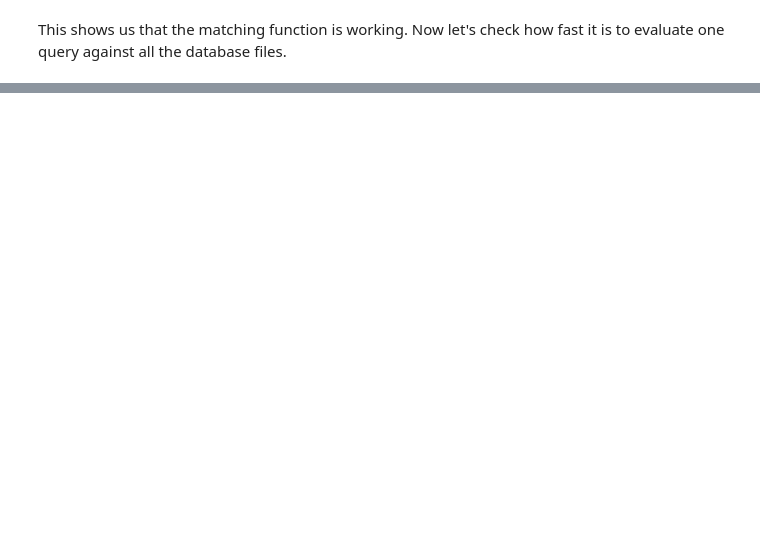
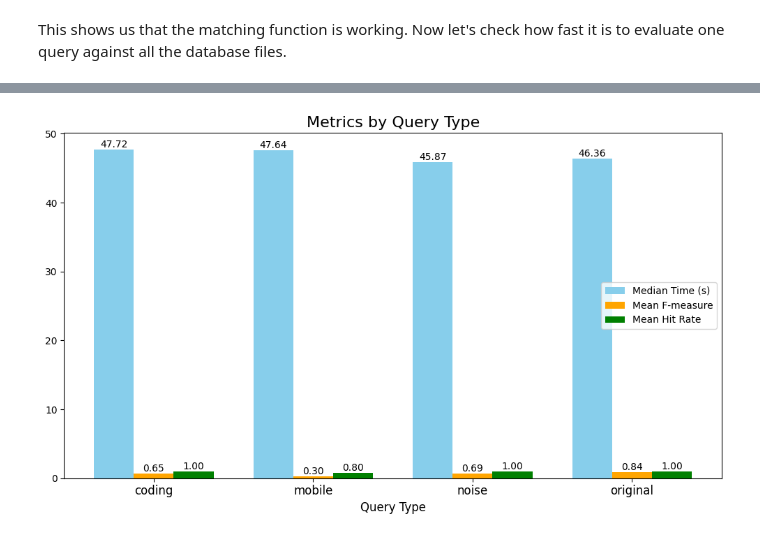
Before and after one commit to Lutu-gl/AudioID-Retrieval, a Jupyter notebook: notebooks/04_audio_retrieval.ipynb, the cells around one changed output, grey strips where cells are left out. Cells and saved outputs as stored; diff of their text form; code cells hidden in the pictures; blank space fills up the shorter version.

Commit message:
updated notebook to incorporate the evaluation part.

```diff
--- a/notebooks/04_audio_retrieval.ipynb
+++ b/notebooks/04_audio_retrieval.ipynb
@@ -419,0 +449,9 @@ for configuration in configurations:
+# %%
+# Load and Combine Data from Multiple Files
+results_folder = "../evaluation"
+df_combined_tol00 = load_all_results(results_folder, tolerance="tol00")
+
+# Display combined data information
+print("Combined Data Overview:")
+print(df_combined_tol00.info())
+print(df_combined_tol00.head())
@@ -419,0 +574,69 @@ for configuration in configurations:
+# %%
+import matplotlib.pyplot as plt
+import numpy as np
+
+def analyze_query_types(df):
+    """
+    Analyzes and visualizes metrics by query types (coding, noise, mobile, original).
+
+    Parameters:
+        df (DataFrame): The DataFrame containing the results with a 'Query' column.
+
+    Returns:
+        grouped_metrics (DataFrame): DataFrame summarizing metrics by query type.
+    """
+    # Assign query type based on substrings in the query column
+    df["Query Type"] = df["Query"].apply(
+        lambda x: "coding" if "coding" in x else ("noise" if "noise" in x else ("mobile" if "mobile" in x else "original"))
+    )
+
+    # Group metrics by query type
+    grouped_metrics = df.groupby("Query Type").agg(
+        median_time=("Time (s)", "median"),
+        mean_f_measure=("F-measure", "mean"),
+        mean_hit_rate=("Hit", "mean")
+    ).reset_index()
+
+    # Extract metrics for plotting
+    query_types = grouped_metrics["Query Type"]
+    median_times = grouped_metrics["median_time"]
+    mean_f_measures = grouped_metrics["mean_f_measure"]
+    mean_hit_rates = grouped_metrics["mean_hit_rate"]
+
+    # Creating the bar plot
+    x = np.arange(len(query_types))  # Label locations
+    width = 0.25  # Bar width
+
+    fig, ax = plt.subplots(figsize=(10, 6))
+
+    # Create bars for each metric
+    bar1 = ax.bar(x - width, median_times, width, label='Median Time (s)', color='skyblue')
+    bar2 = ax.bar(x, mean_f_measures, width, label='Mean F-measure', color='orange')
+    bar3 = ax.bar(x + width, mean_hit_rates, width, label='Mean Hit Rate', color='green')
+
+    # Adding labels, title, and legend
+    ax.set_xlabel('Query Type', fontsize=12)
+    ax.set_title('Metrics by Query Type', fontsize=16)
+    ax.set_xticks(x)
+    ax.set_xticklabels(query_types, fontsize=12)
+    ax.legend()
+
+    # Adding values on top of the bars
+    def add_labels(bars):
+        for bar in bars:
+            height = bar.get_height()
+            ax.text(bar.get_x() + bar.get_width() / 2.0, height, f'{height:.2f}', ha='center', va='bottom', fontsize=10)
+
+    add_labels(bar1)
+    add_labels(bar2)
+    add_labels(bar3)
+
+    plt.tight_layout()
+    plt.show()
+
+    return grouped_metrics
+
+# Example usage
+grouped_metrics_query_types = analyze_query_types(df_combined_tol00)
+# %% [output]
+[figure, added]
```
Also changed, not shown: parts of 25 cells of this notebook, 2 other files.
